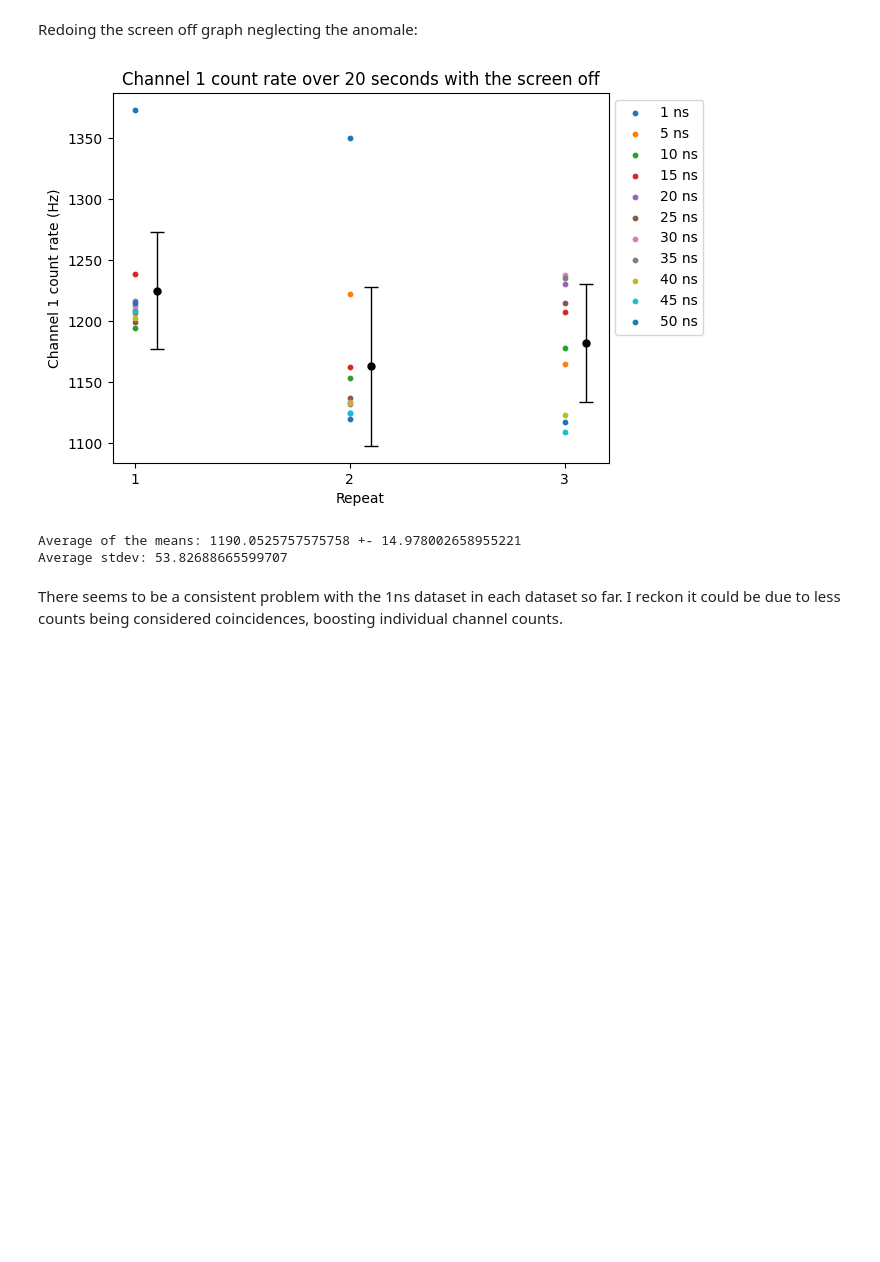
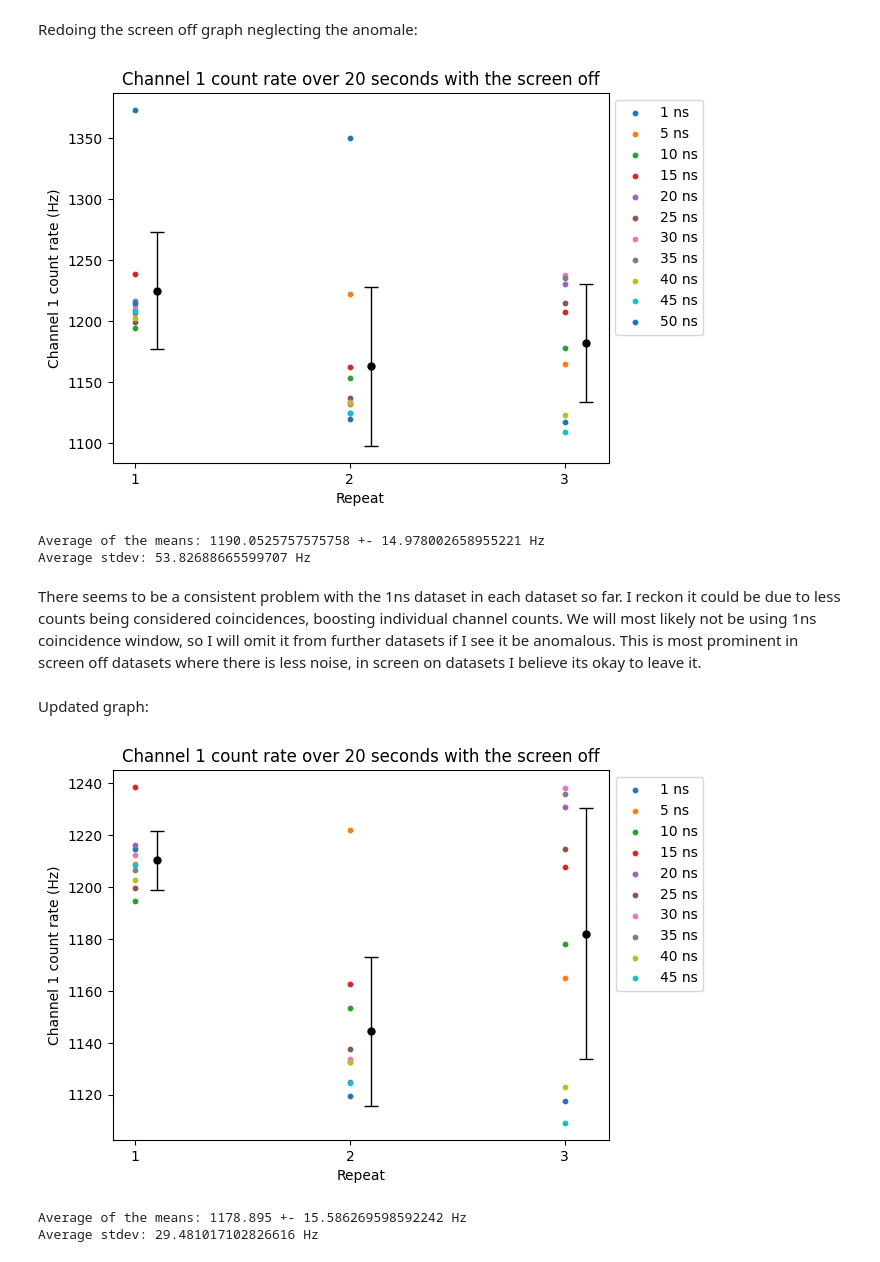
Before and after one commit to MixtliMonroe/SinglePhotonInterference, a Jupyter notebook: analyzeBackground.ipynb, the cells around one changed output. Drawn from its saved outputs; the diff is of its cells as text; code cells hidden in the pictures; blank space fills up the shorter version.

Commit message:
Channel 1 analysis continue

```diff
--- a/analyzeBackground.ipynb
+++ b/analyzeBackground.ipynb
@@ -153,11 +153,46 @@ plt.xticks([1,2,3])
 plt.legend(loc='upper left', bbox_to_anchor=(1, 1))
 plt.show()
 
-print(f"Average of the means: {np.mean(means)} +- {np.std(means)/np.sqrt(3)}")
-print(f"Average stdev: {np.mean(stdevs)}")
+print(f"Average of the means: {np.mean(means)} +- {np.std(means)/np.sqrt(3)} Hz")
+print(f"Average stdev: {np.mean(stdevs)} Hz")
 # %% [output]
 [figure]
-Average of the means: 1190.0525757575758 +- 14.978002658955221
-Average stdev: 53.82688665599707
+Average of the means: 1190.0525757575758 +- 14.978002658955221 Hz
+Average stdev: 53.82688665599707 Hz
 # %% [markdown]
-There seems to be a consistent problem with the 1ns dataset in each dataset so far. I reckon it could be due to less counts being considered coincidences, boosting individual channel counts.
+There seems to be a consistent problem with the 1ns dataset in each dataset so far. I reckon it could be due to less counts being considered coincidences, boosting individual channel counts. We will most likely not be using 1ns coincidence window, so I will omit it from further datasets if I see it be anomalous. This is most prominent in screen off datasets where there is less noise, in screen on datasets I believe its okay to leave it.
+# %% [markdown]
+Updated graph:
+# %%
+# Remove anomalies
+new_screenoff_countdata_1 = screenoff_countdata_1[1:,1]
+new_screenoff_countdata_2 = screenoff_countdata_2[1:,1]
+new_screenoff_countdata_3 = screenoff_countdata_3[1:,1]
+
+# PLot data
+for i in range(10):
+    plt.scatter(1, new_screenoff_countdata_1[i-1]/20, label = f"{ns_values[i]} ns", color=f"C{i}", s=10)
+    plt.scatter(2, new_screenoff_countdata_2[i-1]/20, color=f"C{i}", s=10)
+    plt.scatter(3, new_screenoff_countdata_3[i-1]/20, color=f"C{i}", s=10)
+
+
+# Calculate means and stdevs of each repeat
+means = np.array([np.mean(new_screenoff_countdata_1/20), np.mean(new_screenoff_countdata_2/20), np.mean(new_screenoff_countdata_3/20)])
+stdevs = np.array([np.std(new_screenoff_countdata_1/20), np.std(new_screenoff_countdata_2/20), np.std(new_screenoff_countdata_3/20)])
+plt.errorbar(1.1, means[0], stdevs[0], color="black", capsize=5, fmt="o", lw=1, markersize=5)
+plt.errorbar(2.1, means[1], stdevs[1], color="black", capsize=5, fmt="o", lw=1, markersize=5)
+plt.errorbar(3.1, means[2], stdevs[2], color="black", capsize=5, fmt="o", lw=1, markersize=5)
+
+plt.title("Channel 1 count rate over 20 seconds with the screen off")
+plt.ylabel("Channel 1 count rate (Hz)")
+plt.xlabel("Repeat")
+plt.xticks([1,2,3])
+plt.legend(loc='upper left', bbox_to_anchor=(1, 1))
+plt.show()
+
+print(f"Average of the means: {np.mean(means)} +- {np.std(means)/np.sqrt(3)} Hz")
+print(f"Average stdev: {np.mean(stdevs)} Hz")
+# %% [output]
+[figure, added]
+Average of the means: 1178.895 +- 15.586269598592242 Hz
+Average stdev: 29.481017102826616 Hz
```
Also changed, not shown: parts of 3 cells of this notebook.
